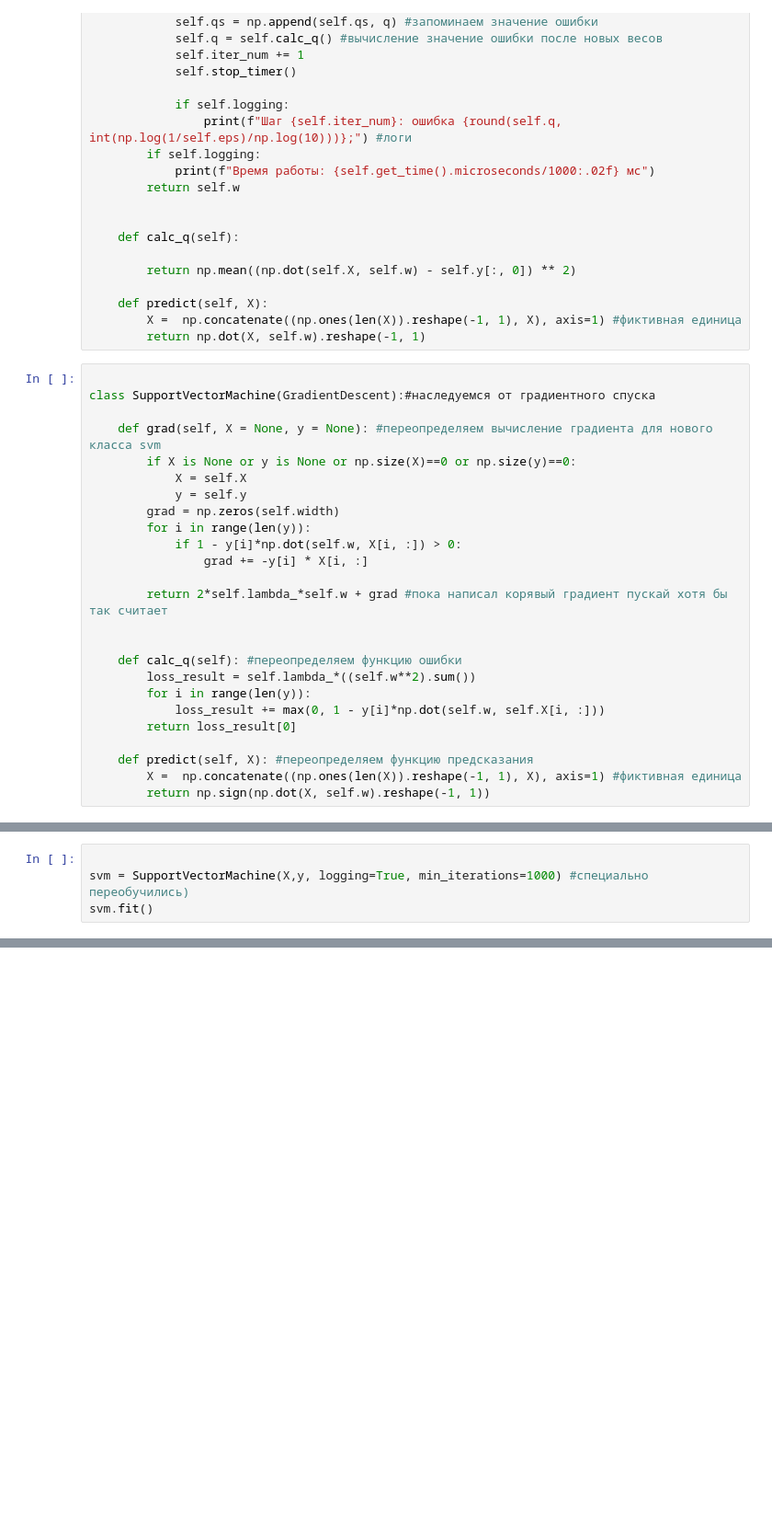
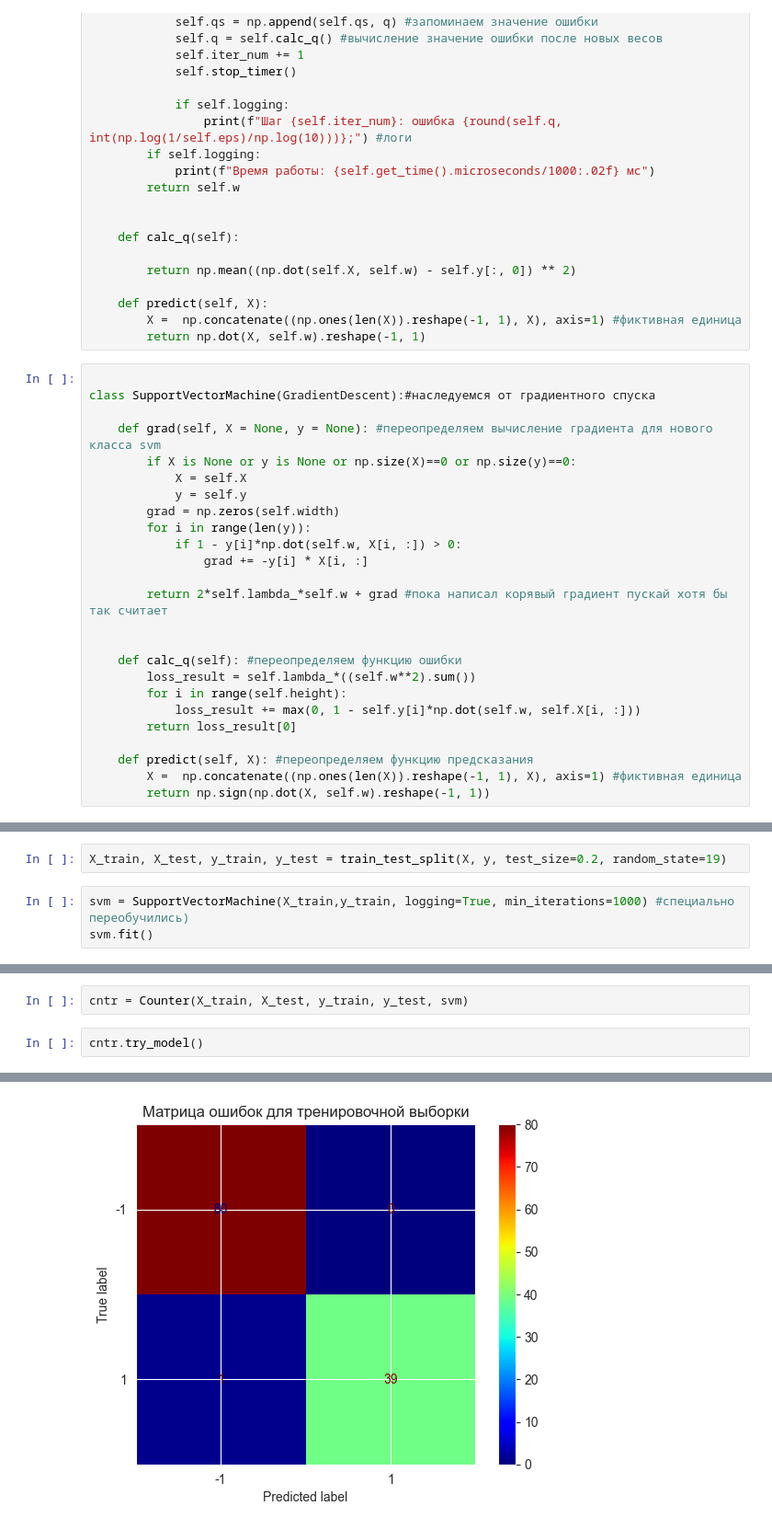
Before and after one commit to J0hnLenin/MachineLearningLabs, a Jupyter notebook: Lab06.ipynb, the cells around one changed output, grey strips where cells are left out. Shown at 92% size. Drawn from its saved outputs; the diff is of its cells as text; blank space fills up the shorter version.

Commit message:
created class Counter for count metric and added train test split for learning

```diff
--- a/Lab06.ipynb
+++ b/Lab06.ipynb
@@ -137,8 +137,8 @@ class SupportVectorMachine(GradientDescent):#наследуемся от гра
 
     def calc_q(self): #переопределяем функцию ошибки
         loss_result = self.lambda_*((self.w**2).sum())
-        for i in range(len(y)):
-            loss_result += max(0, 1 - y[i]*np.dot(self.w, self.X[i, :]))
+        for i in range(self.height):
+            loss_result += max(0, 1 - self.y[i]*np.dot(self.w, self.X[i, :]))
         return loss_result[0]
 
     def predict(self, X): #переопределяем функцию предсказания
@@ -147,6 +191,7 @@ class SupportVectorMachine(GradientDescent):#наследуемся от гра
+# %%
+X_train, X_test, y_train, y_test = train_test_split(X, y, test_size=0.2, random_state=19)
 # %%
-
-svm = SupportVectorMachine(X,y, logging=True, min_iterations=1000) #специально переобучились)
+svm = SupportVectorMachine(X_train,y_train, logging=True, min_iterations=1000) #специально переобучились)
 svm.fit()
 # %% [output]
 Величина ошибки на каждом шаге
@@ -208,0 +215,5 @@ plot_confusion_matrix(y_pred)
+# %%
+cntr = Counter(X_train, X_test, y_train, y_test, svm)
+# %%
+cntr.try_model()
+# %% [output]
@@ -208,0 +234 @@ plot_confusion_matrix(y_pred)
+[figure, added]
```
Also changed, not shown: parts of 14 cells of this notebook.
